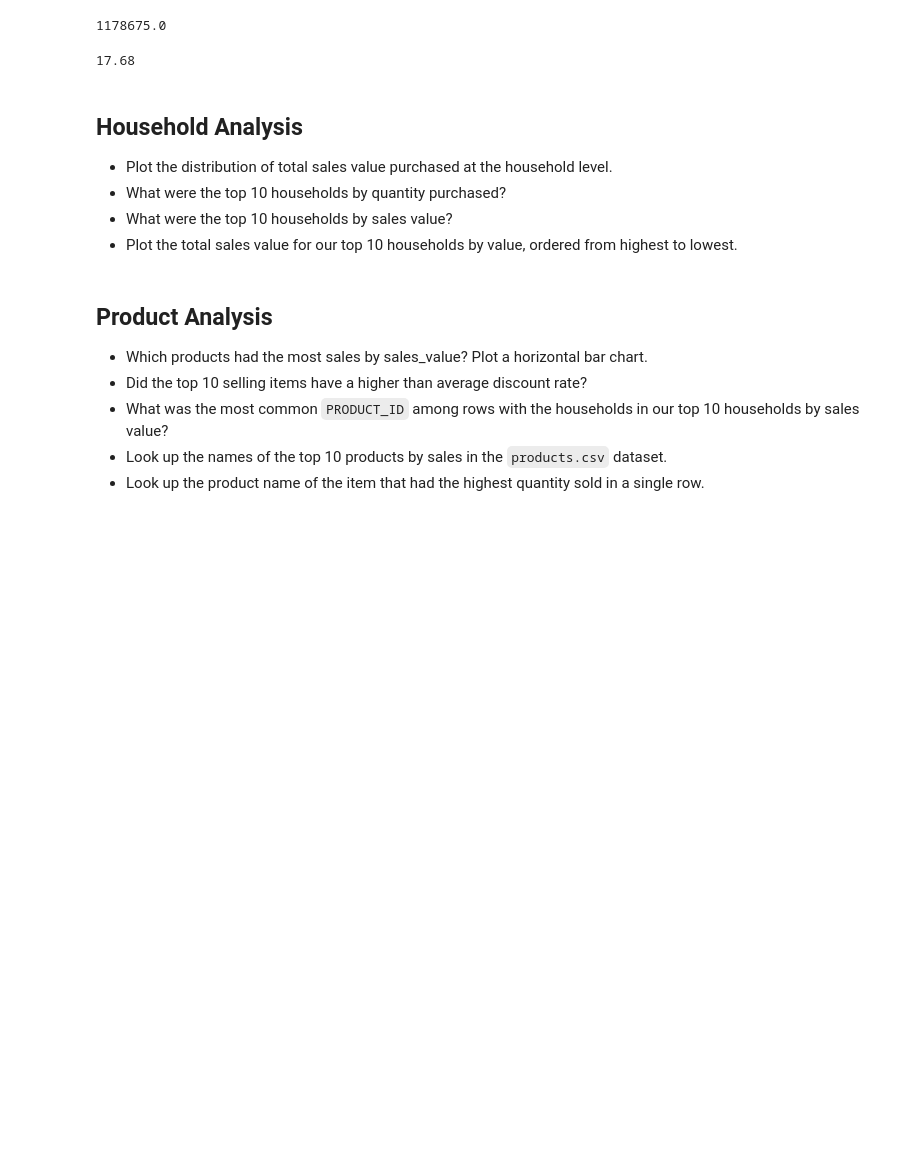
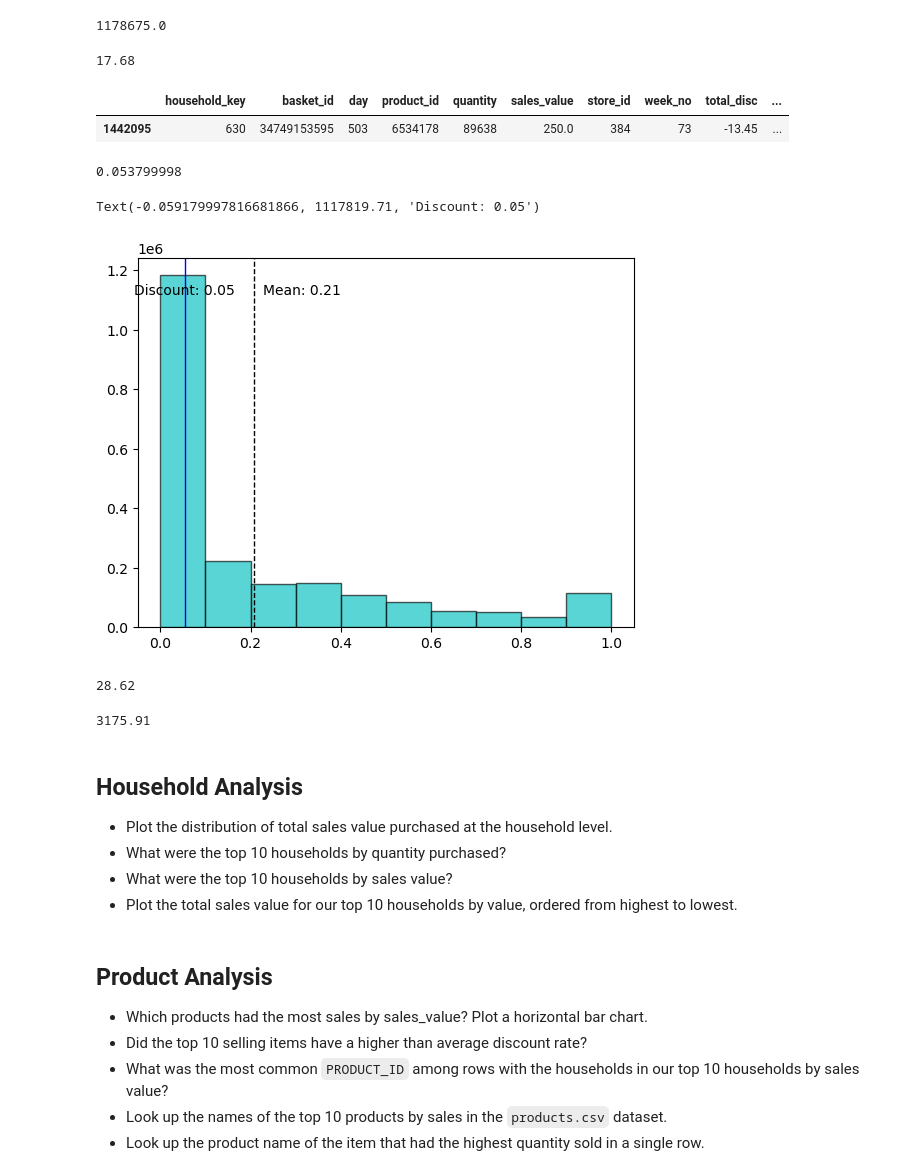
Before and after one commit to atsianis/Sales-Analysis-w-Pandas, a Jupyter notebook: section06_midcourse_project.ipynb, the cells around one changed output. Drawn from its saved outputs; the diff is of its cells as text; code cells hidden in the pictures; blank space fills up the shorter version.

Commit message:
explore transaction w/ max quantity

```diff
--- a/section06_midcourse_project.ipynb
+++ b/section06_midcourse_project.ipynb
@@ -210,6 +212,43 @@ overall_disc_perc = ((total_discount_given / total_sales) * 100 ).round(2)
 overall_disc_perc
 # %% [output]
 17.68
+# %%
+transactions.loc[[transactions["quantity"].idxmax()], :] # the row that contains the max quantity
+# %% [output]
+|  | household_key | basket_id | day | product_id | quantity | sales_value | store_id | week_no | total_disc | ... |
+| 1442095 | 630 | 34749153595 | 503 | 6534178 | 89638 | 250.0 | 384 | 73 | -13.45 | ... |
+# %%
+discount_of_max_quantity_transaction = transactions.loc[transactions["quantity"].idxmax(), "disc_perc"]
+discount_of_max_quantity_transaction
+# %% [output]
+0.053799998
+# %%
+
+disc_perc_plot = plt.hist(transactions.disc_perc, color='c', edgecolor='k', alpha=0.65)
+min_ylim, max_ylim = plt.ylim()
+
+plt.axvline(transactions.disc_perc.mean(), color='k', linestyle='dashed', linewidth=1)
+plt.text(transactions.disc_perc.mean()*1.1, max_ylim * 0.9, 'Mean: {:.2f}'.format(transactions.disc_perc.mean()))
+
+plt.axvline(discount_of_max_quantity_transaction, color='b', linestyle='solid', linewidth=1)
+plt.text(discount_of_max_quantity_transaction * (-1.1), max_ylim * 0.9, 'Discount: {:.2f}'.format(discount_of_max_quantity_transaction))
+
+#The row that brought the highest quality sold, has a below average discount percentage
+# %% [output]
+Text(-0.059179997816681866, 1117819.71, 'Discount: 0.05')
+[figure, added]
+# %%
+#Average sales amount per basket
+avg_sales_per_basket = total_sales / transactions["basket_id"].nunique()
+avg_sales_per_basket.round(2)
+# %% [output]
+28.62
+# %%
+#Average sales amount per household
+avg_sales_per_house = total_sales / transactions["household_key"].nunique()
+avg_sales_per_house.round(2)
+# %% [output]
+3175.91
 # %% [markdown]
 ## Household Analysis
 
```
Also changed, not shown: parts of 1 cell of this notebook.
